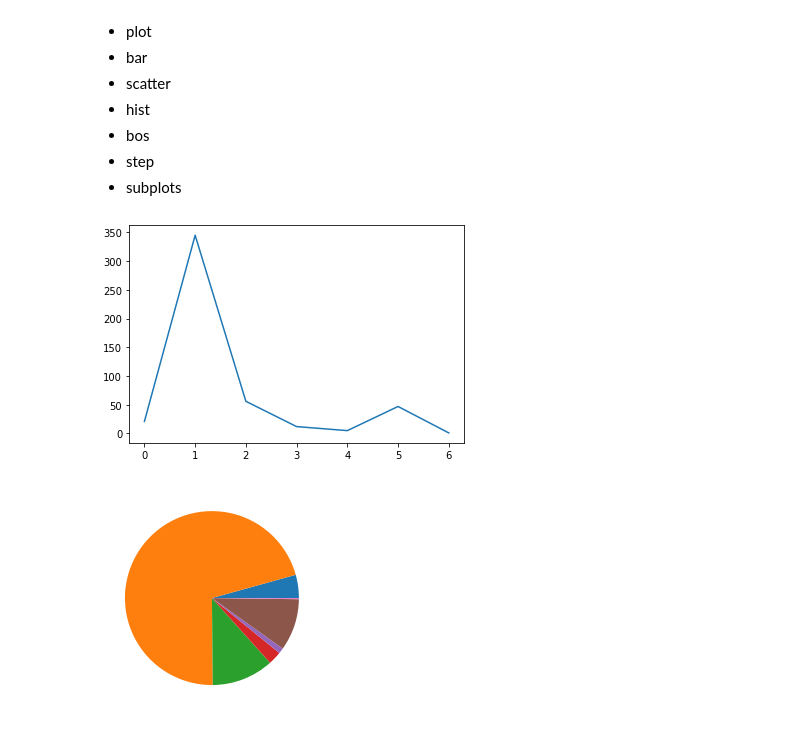
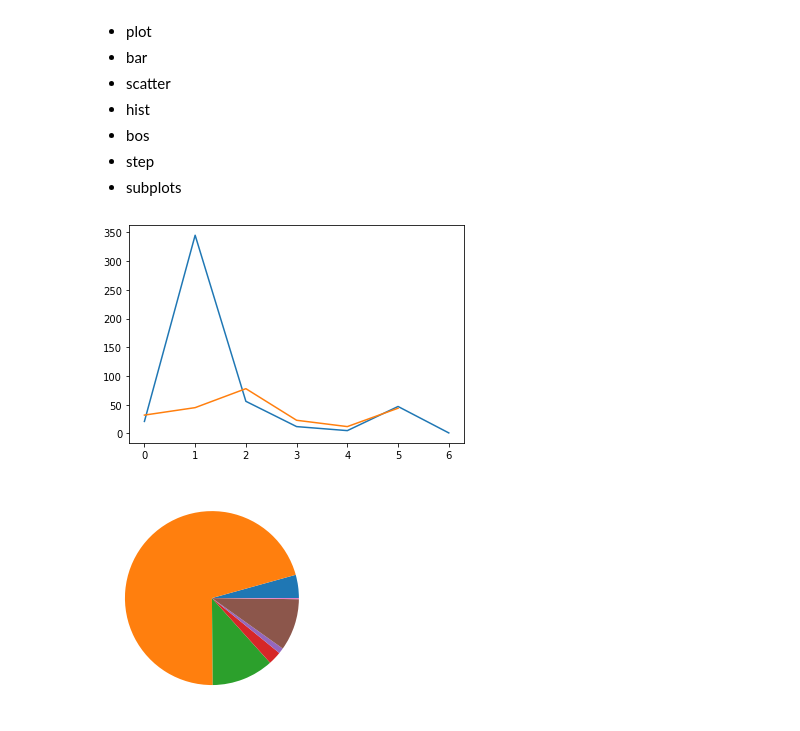
Before and after one commit to Manisha032/Python-Basic, a Jupyter notebook: data_analytics/visualization.ipynb, the cells around one changed output. Saved outputs shown, nothing was run; the diff lists cells and outputs as text; code cells hidden in the pictures.

```diff
--- a/data_analytics/visualization.ipynb
+++ b/data_analytics/visualization.ipynb
@@ -14,10 +14,12 @@ import matplotlib.pyplot as plt
 import numpy as np
 # %%
 y = [21,345,56,12,5,47,1]
+x = [32,45,78,23,12,44]
 plt.plot(y)
+plt.plot(x)
 plt.show()
 # %% [output]
-[figure, old version]
+[figure, new version]
 # %%
 plt.figure(figsize=(15,4))
 plt.pie(y)
```
Also changed, not shown: parts of 1 cell of this notebook, 2 other files.
